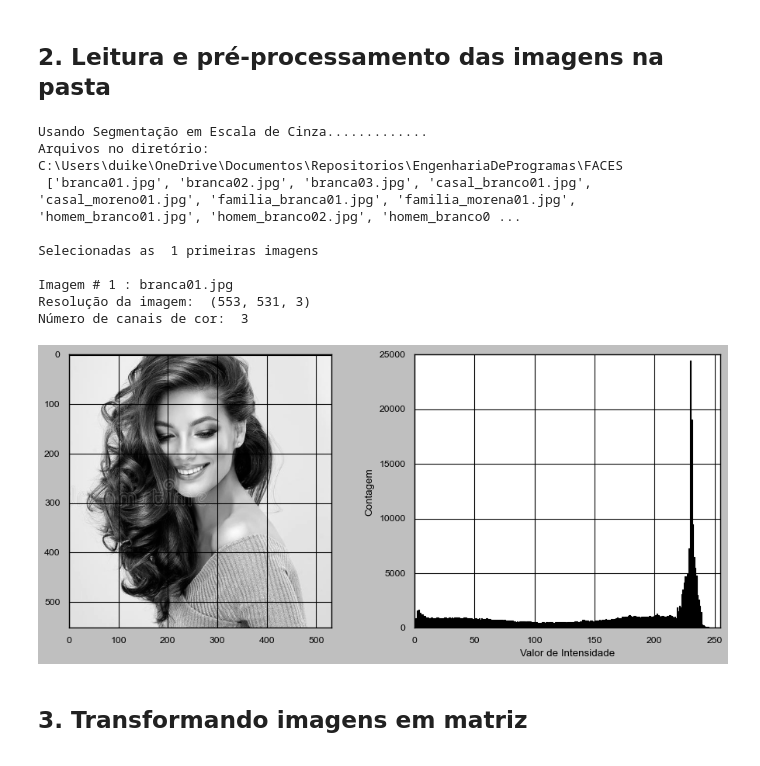
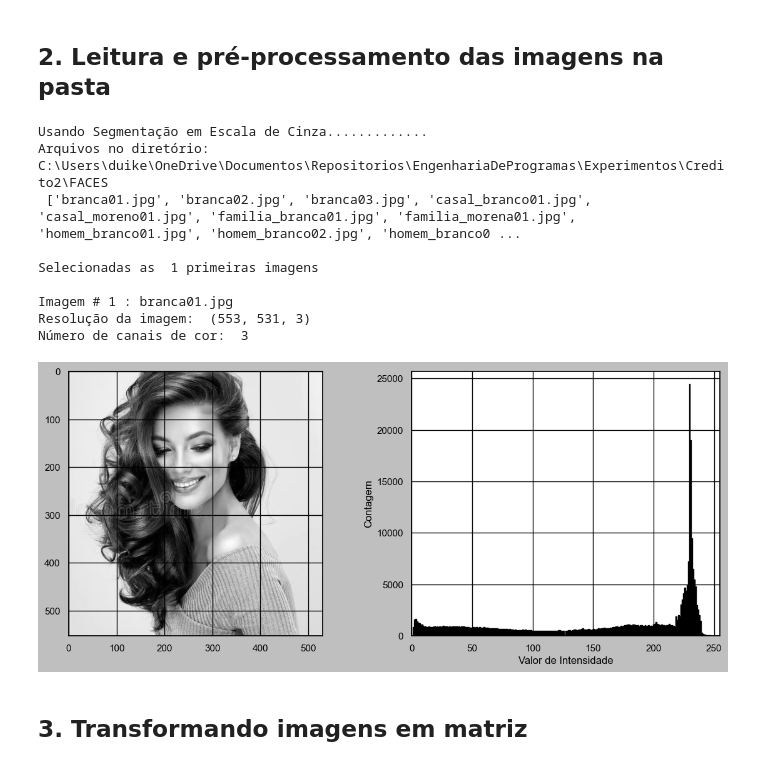
Before and after one commit to EduardoIkeda/EngenhariaDeProgramas, a Jupyter notebook: Experimentos/Credito2/Projeto - EP.ipynb, the cells around one changed output. Drawn from its saved outputs; the diff is of its cells as text; code cells hidden in the pictures.

```diff
--- a/Experimentos/Credito2/Projeto - EP.ipynb
+++ b/Experimentos/Credito2/Projeto - EP.ipynb
@@ -77,7 +77,7 @@ if as_gray:
     print("Usando Segmentação em Escala de Cinza.............")
 
 # Caminho do diretório onde estão localizadas as imagens a serem processadas
-INPUT_PATH = "C:\\Users\\duike\\OneDrive\\Documentos\\Repositorios\\EngenhariaDeProgramas\\FACES" # foca = [0,0,0,1]
+INPUT_PATH = "C:\\Users\\duike\\OneDrive\\Documentos\\Repositorios\\EngenhariaDeProgramas\\Experimentos\\Credito2\\FACES" # foca = [0,0,0,1]
 
 # Lista todos os arquivos no diretório especificado
 Files = os.listdir(INPUT_PATH) # foca = [0,0,0,1]
@@ -127,35 +127,35 @@ for filename in Files[:nImg]:
                     ax2[2].set_xlabel("Valor de Intensidade")
                     ax2[2].set_ylabel("Contagem")
             else:           # Para trabalhar com imagens em tons de cinza
                 plt.style.use('grayscale')
 
                 # Se for RGB, converte para tons de cinza
                 if ncolors[-1]>1:
                     img[-1]=np.round(255*rgb2gray(img[-1]))
 
                 ncolors[-1] = 1
                 fig2, ax2 = plt.subplots(1, 2, figsize=(14, 5.5))
                 ax2[0].imshow(img[-1])
                 ax2[1].hist(img[-1].ravel(), bins = 256)
                 ax2[1].set_xlim(0, 255)
                 ax2[1].set_xlabel("Valor de Intensidade")
                 ax2[1].set_ylabel("Contagem")
 
             plt.show()
         except (IOError, SyntaxError) as e:
             print("Arquivo ruim:", filename)
             #os.remove(base_dir+"\\"+filename) (Talvez) # Remove o arquivo se estiver corrompido ou tiver erro de sintaxe
 # %% [output]
 Usando Segmentação em Escala de Cinza.............
-Arquivos no diretório:  C:\Users\duike\OneDrive\Documentos\Repositorios\EngenhariaDeProgramas\FACES
+Arquivos no diretório:  C:\Users\duike\OneDrive\Documentos\Repositorios\EngenhariaDeProgramas\Experimentos\Credito2\FACES
  ['branca01.jpg', 'branca02.jpg', 'branca03.jpg', 'casal_branco01.jpg', 'casal_moreno01.jpg', 'familia_branca01.jpg', 'familia_morena01.jpg', 'homem_branco01.jpg', 'homem_branco02.jpg', 'homem_branco0 ...
 
 Selecionadas as  1 primeiras imagens
 
 Imagem # 1 : branca01.jpg
 Resolução da imagem:  (553, 531, 3)
 Número de canais de cor:  3
-[figure, old version]
+[figure, new version]
 # %% [markdown]
 ## **3. Transformando imagens em matriz**
 # %%
```
Also changed, not shown: parts of 2 cells of this notebook, 1 other file.
